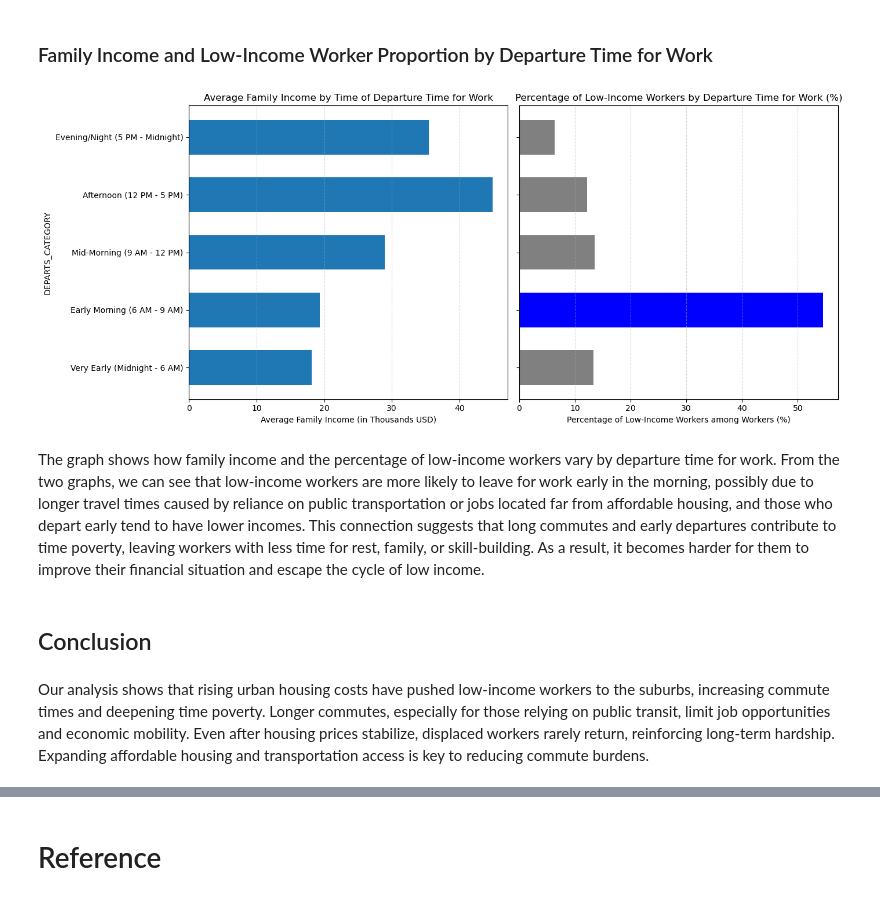
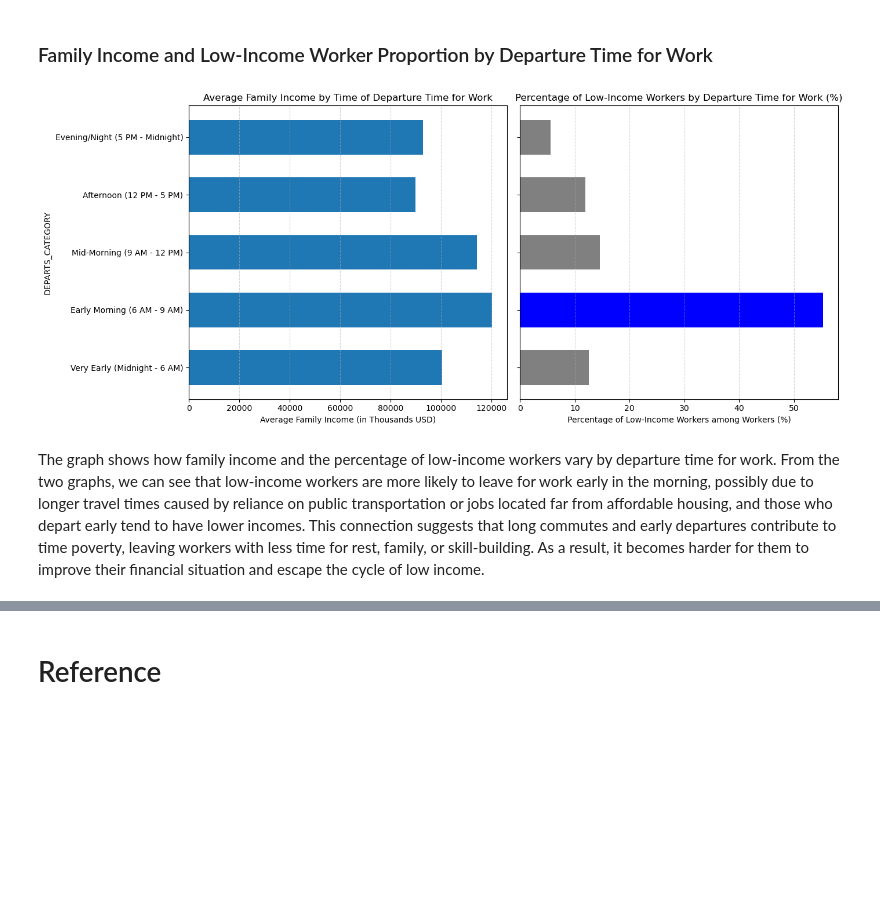
Before and after one commit to ECO225-W2025/eco225-project-code-DianaShen1224, a Jupyter notebook: Code/codebook.ipynb, the cells around one changed output, grey strips where cells are left out. Drawn from its saved outputs; the diff is of its cells as text; code cells hidden in the pictures; blank space fills up the shorter version.

```diff
--- a/Code/codebook.ipynb
+++ b/Code/codebook.ipynb
@@ -103,6 +89,7 @@ Processing the MULTYEAR variable to identify the actual year of the survey in mu
 census_data['MULTYEAR'] = census_data['MULTYEAR'].fillna(census_data['YEAR'])
 census_data['MULTYEAR'] = census_data.MULTYEAR.astype(int)
 census_data= census_data[census_data['TRANTIME'] != 888]
+census_data= census_data[census_data['POVERTY'] != 0]
 # %% [markdown]
 ### Create New Columns
 # %% [markdown]
@@ -112,5 +97,3 @@ We scale family income into tens of thousands for easier interpretation and comp
-# %%
-census_data["tFTOTINC"] = census_data["FTOTINC"]/10000
 # %% [markdown]
 ##### Yearly Growth Rate of Zillow Home Value Index (ZHVI) by County
 # %% [markdown]
@@ -175,23 +161,19 @@ census_data['Work Transportation'] = census_data['TRANWORK'].map(category_mappin
 # %% [markdown]
 We categorize the income level by poverty line as it's largely comparable across years. We categorize income levels based on the percentage above the poverty line, ensuring a structured comparison of economic groups.
 # %%
-def categorize_income(poverty):
-    if poverty <= 200 & poverty != 0:
-        return "Low Income"
-    if poverty == 0:
-        return "Extreme High Income"
-    elif 200 < poverty <= 500:
-        return "Middle Income"
-    else:
-        return "High Income"
+income_bins = [0, 40000, 100000, 200000, float('inf')]
+income_labels = ["Low Income", "Middle Income",
+                 "Upper Middle Income", "High Income"]
 
-census_data["Income Category"] = census_data["POVERTY"].apply(categorize_income)
-import pandas as pd
-
-income_order = ["Low Income", "Middle Income", "High Income", "Extreme High Income"]
-
-census_data["Income Category"] = pd.Categorical(census_data["Income Category"],
-                                                categories=income_order, ordered=True)
+census_data["Income_Category"] = pd.cut(census_data["FTOTINC"],
+                                        bins=income_bins,
+                                        labels=income_labels,
+                                        include_lowest=True)
+income_order = ["Low Income", "Middle Income",
+                "Upper Middle Income", "High Income"]
+census_data["Income_Category"] = pd.Categorical(census_data["Income_Category"],
+                                                categories=income_order,
+                                                ordered=True)
 # %% [markdown]
 We classify DEPARTS into five departure time categories, assigning “Unknown” to missing or zero.
 # %%
@@ -253,12 +225,14 @@ resultmerge = resultmerge.dropna()
 # %% [markdown]
 ### Filter Columns
 # %%
+resultmerge = resultmerge.rename(columns={'FTOTINC': 'Total Family Income'})
 columns_to_keep = [
-   'METRO', 'POVERTY', 'Work Transportation','Income Category','DEPARTS_CATEGORY',
-    'TRANTIME', 'DEPARTS', 'tFTOTINC',
-    'Year', 'RegionName', 'State', 'Metro','Yearly_Growth_Rate'
+    'METRO', 'POVERTY', 'Work Transportation', 'Income_Category', 'DEPARTS_CATEGORY',
+    'TRANTIME', 'DEPARTS', 'Total Family Income',
+    'Year', 'RegionName', 'State', 'Metro', 'Yearly_Growth_Rate',
+    'PWSTATE2', 'PWCOUNTY', 'STATEFIP', 'COUNTYFIP'
 ]
+
 resultmerge = resultmerge[columns_to_keep]
-resultmerge = pd.DataFrame(resultmerge)
 # %% [markdown]
 ## Summary Statistics Tables
@@ -627,40 +541,36 @@ category_order = [
     "Afternoon (12 PM - 5 PM)",
     "Evening/Night (5 PM - Midnight)",
 ]
 
 resultmerge_filtered = resultmerge[resultmerge["DEPARTS"] != 0]
 resultmerge_filtered["DEPARTS_CATEGORY"] = pd.Categorical(resultmerge_filtered["DEPARTS_CATEGORY"],
                                                           categories=category_order, ordered=True)
 
-income_by_departure = resultmerge_filtered.groupby("DEPARTS_CATEGORY")["tFTOTINC"].mean()
+income_by_departure = resultmerge_filtered.groupby("DEPARTS_CATEGORY")["Total Family Income"].mean()
 
-departure_income_counts = resultmerge_filtered[resultmerge_filtered["Income Category"]
+departure_income_counts = resultmerge_filtered[resultmerge_filtered["Income_Category"]
 == "Low Income"].groupby("DEPARTS_CATEGORY").size()
 departure_income_percentage = (departure_income_counts / departure_income_counts.sum()) * 100
 
 fig, ax = plt.subplots(nrows=1, ncols=2, figsize=(14, 6), sharey=True)
 
 income_by_departure.plot(kind="barh", ax=ax[0], width=0.6)
 ax[0].set_xlabel("Average Family Income (in Thousands USD)")
 ax[0].set_title("Average Family Income by Time of Departure Time for Work")
 ax[0].grid(axis="x", linestyle="--", alpha=0.5)
 
 colors = ["grey"] * len(departure_income_counts)
 colors[1] = "blue"
 
 departure_income_percentage.plot(kind="barh", ax=ax[1], color=colors, width=0.6)
 ax[1].set_xlabel("Percentage of Low-Income Workers among Workers (%)")
 ax[1].set_title("Percentage of Low-Income Workers by Departure Time for Work (%)")
 ax[1].grid(axis="x", linestyle="--", alpha=0.5)
 
 plt.tight_layout()
 plt.show()
 # %% [output]
-[figure, old version]
+[figure, new version]
 # %% [markdown]
 The graph shows how family income and the percentage of low-income workers vary by departure time for work.
 From the two graphs, we can see that low-income workers are more likely to leave for work early in the morning, possibly due to longer travel times caused by reliance on public transportation or jobs located far from affordable housing, and those who depart early tend to have lower incomes. This connection suggests that long commutes and early departures contribute to time poverty, leaving workers with less time for rest, family, or skill-building. As a result, it becomes harder for them to improve their financial situation and escape the cycle of low income.
-# %% [markdown]
-## Conclusion
-# %% [markdown]
-Our analysis shows that rising urban housing costs have pushed low-income workers to the suburbs, increasing commute times and deepening time poverty. Longer commutes, especially for those relying on public transit, limit job opportunities and economic mobility. Even after housing prices stabilize, displaced workers rarely return, reinforcing long-term hardship. Expanding affordable housing and transportation access is key to reducing commute burdens.
```
Also changed, not shown: parts of 116 cells of this notebook.
